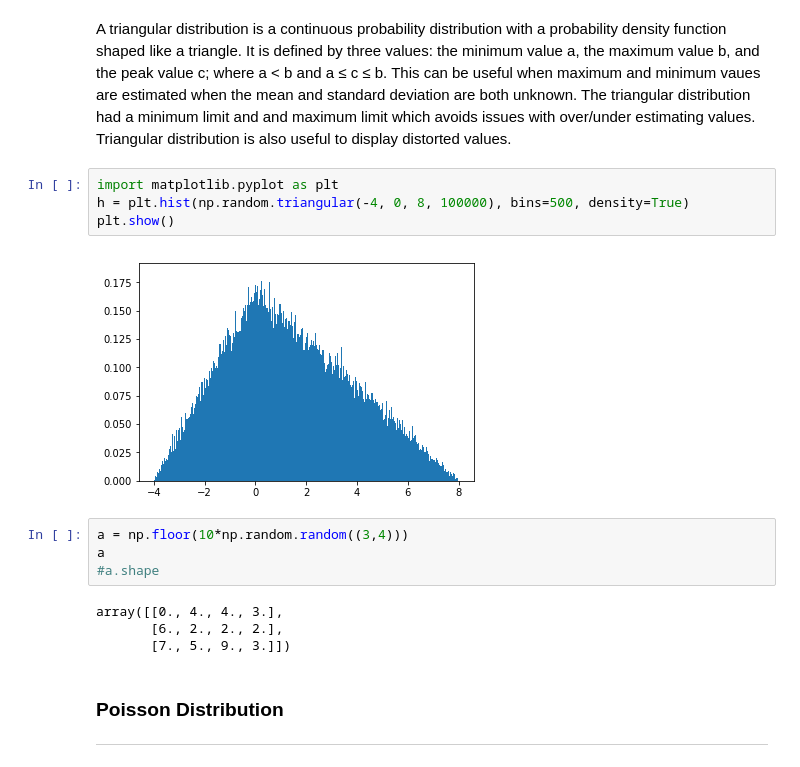
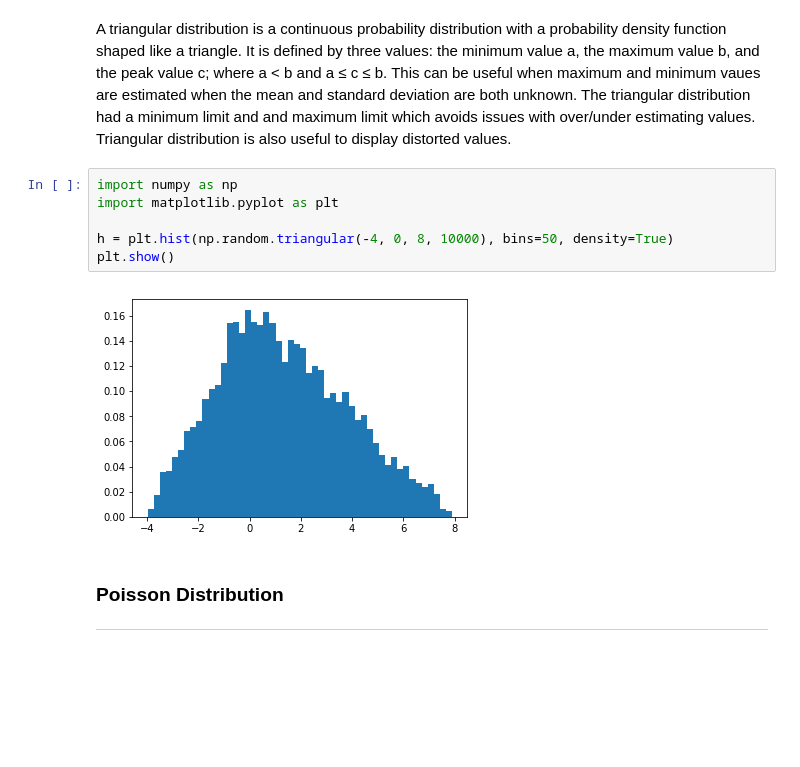
Before and after one commit to IvanMcGann/emergingTechAssignments, a Jupyter notebook: numpy-random.ipynb, the cells around one changed output. Cells and saved outputs as stored; diff of their text form; blank space fills up the shorter version.

```diff
--- a/numpy-random.ipynb
+++ b/numpy-random.ipynb
@@ -185,19 +163,13 @@ array([[2.00470004, 1.97748631],
 A triangular distribution is a continuous probability distribution with a probability density function shaped like a triangle. It is defined by three values: the minimum value a, the maximum value b, and the peak value c; where a < b and a ≤ c ≤ b.
 This can be useful when maximum and minimum vaues are estimated when the mean and standard deviation are both unknown. The triangular distribution had a minimum limit and and maximum limit which avoids issues with over/under estimating values. Triangular distribution is also useful to display distorted values.
 # %%
+import numpy as np
 import matplotlib.pyplot as plt
-h = plt.hist(np.random.triangular(-4, 0, 8, 100000), bins=500, density=True)
+
+h = plt.hist(np.random.triangular(-4, 0, 8, 10000), bins=50, density=True)
 plt.show()
 # %% [output]
-[figure, old version]
+[figure, new version]
-# %%
-a = np.floor(10*np.random.random((3,4)))
-a
-#a.shape
-# %% [output]
-array([[0., 4., 4., 3.],
-       [6., 2., 2., 2.],
-       [7., 5., 9., 3.]])
 # %% [markdown]
 ### Poisson Distribution
 ***
```
Also changed, not shown: parts of 36 cells of this notebook, 1 other file.
